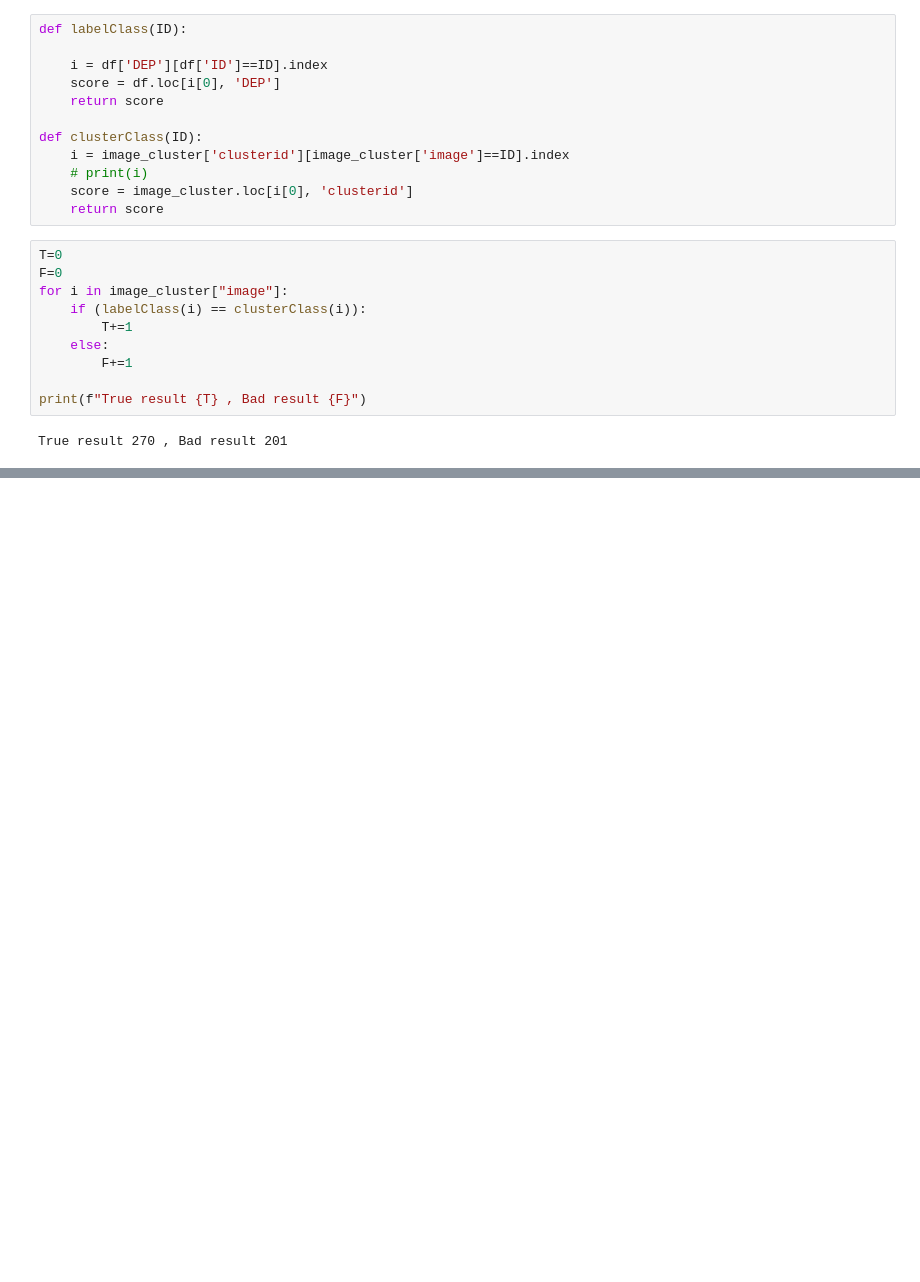
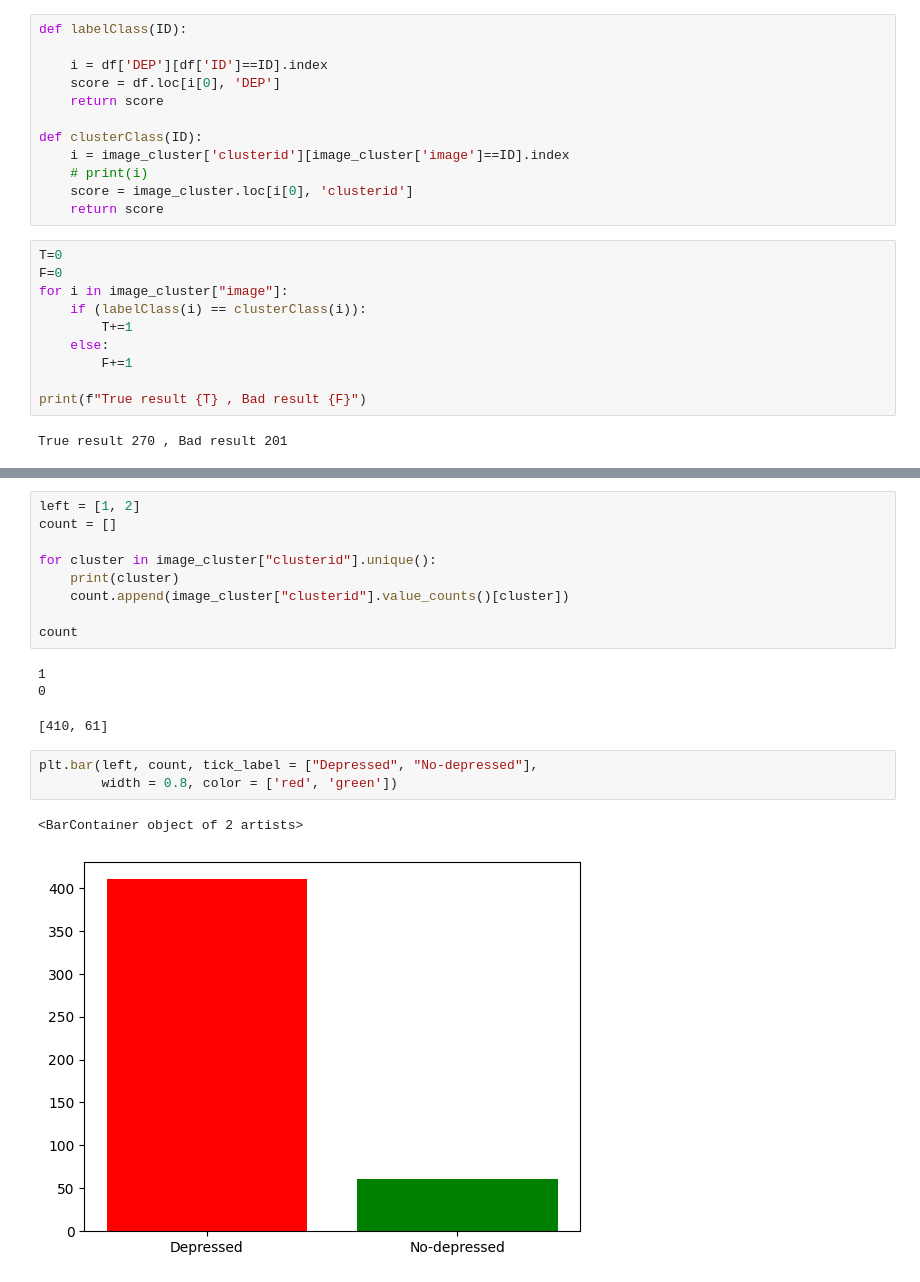
Before and after one commit to Marinku099/Sci-project-m5, a Jupyter notebook: Depressed_DataClustering.ipynb, the cells around one changed output, grey strips where cells are left out. Saved outputs shown, nothing was run; the diff lists cells and outputs as text; blank space fills up the shorter version.

```diff
--- a/Depressed_DataClustering.ipynb
+++ b/Depressed_DataClustering.ipynb
@@ -140,0 +150,19 @@ True result 270 , Bad result 201
+# %%
+left = [1, 2]
+count = []
+
+for cluster in image_cluster["clusterid"].unique():
+    print(cluster)
+    count.append(image_cluster["clusterid"].value_counts()[cluster])
+
+count
+# %% [output]
+1
+0
+[410, 61]
+# %%
+plt.bar(left, count, tick_label = ["Depressed", "No-depressed"],
+        width = 0.8, color = ['red', 'green'])
+# %% [output]
+<BarContainer object of 2 artists>
+[figure, added]
```
Also changed, not shown: parts of 7 cells of this notebook, 7 other files.
